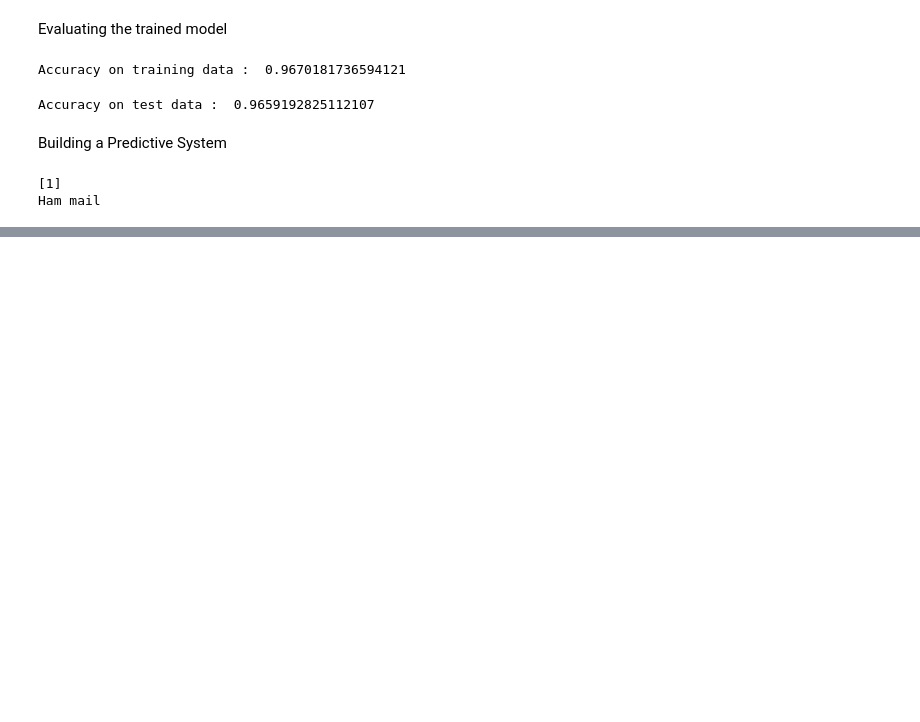
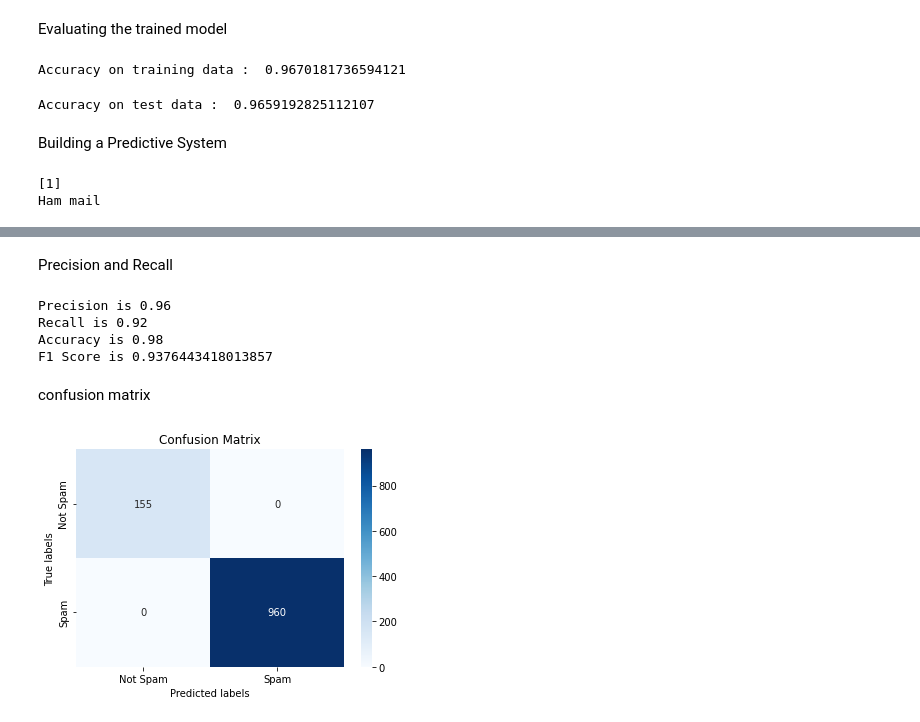
Before and after one commit to shambhu007/Fake-News-Detection, a Jupyter notebook: Shambhu.ipynb, the cells around one changed output, grey strips where cells are left out. Saved outputs shown, nothing was run; the diff lists cells and outputs as text; code cells hidden in the pictures; blank space fills up the shorter version.

```diff
--- a/Shambhu.ipynb
+++ b/Shambhu.ipynb
@@ -208,0 +245,2 @@ Ham mail
+# %% [markdown]
+Precision and Recall
@@ -208,0 +285,45 @@ Ham mail
+# %%
+# Instantiate classifier
+mnb = MultinomialNB()
+
+# Create bag of words
+X_train = countvec.fit_transform(X_train)
+X_test = countvec.transform(X_test)
+
+# Train the classifier/Fit the model
+mnb.fit(X_train, y_train)
+
+# Make predictions
+y_pred = mnb.predict(X_test)
+y_pred_prob = mnb.predict_proba(X_test)
+spam_probs = y_pred_prob[:,1]
+
+# Build confusion metrics
+precision = precision_score(y_true=y_test, y_pred=y_pred, pos_label='spam')
+recall = recall_score(y_true=y_test, y_pred=y_pred, pos_label='spam')
+accuracy = accuracy_score(y_true=y_test, y_pred=y_pred)
+print('Precision is {}'.format(round(precision, 2)))
+print('Recall is {}'.format(round(recall, 2)))
+print('Accuracy is {}'.format(round(accuracy, 2)))
+F1=2*((precision * recall) / (precision + recall))
+print("F1 Score is",F1)
+# %% [output]
+Precision is 0.96
+Recall is 0.92
+Accuracy is 0.98
+F1 Score is 0.9376443418013857
+# %% [markdown]
+confusion matrix
+# %%
+import seaborn as sns
+import matplotlib.pyplot as plt
+ax= plt.subplot()
+#annot=True to annotate cells
+sns.heatmap(cf_matrix, annot=True, ax = ax,cmap='Blues',fmt='');
+# labels, title and ticks
+ax.set_xlabel('Predicted labels');
+ax.set_ylabel('True labels');
+ax.set_title('Confusion Matrix');
+ax.xaxis.set_ticklabels(['Not Spam', 'Spam']); ax.yaxis.set_ticklabels(['Not Spam', 'Spam']);
+# %% [output]
+[figure, added]
```
Also changed, not shown: parts of 7 cells of this notebook.
